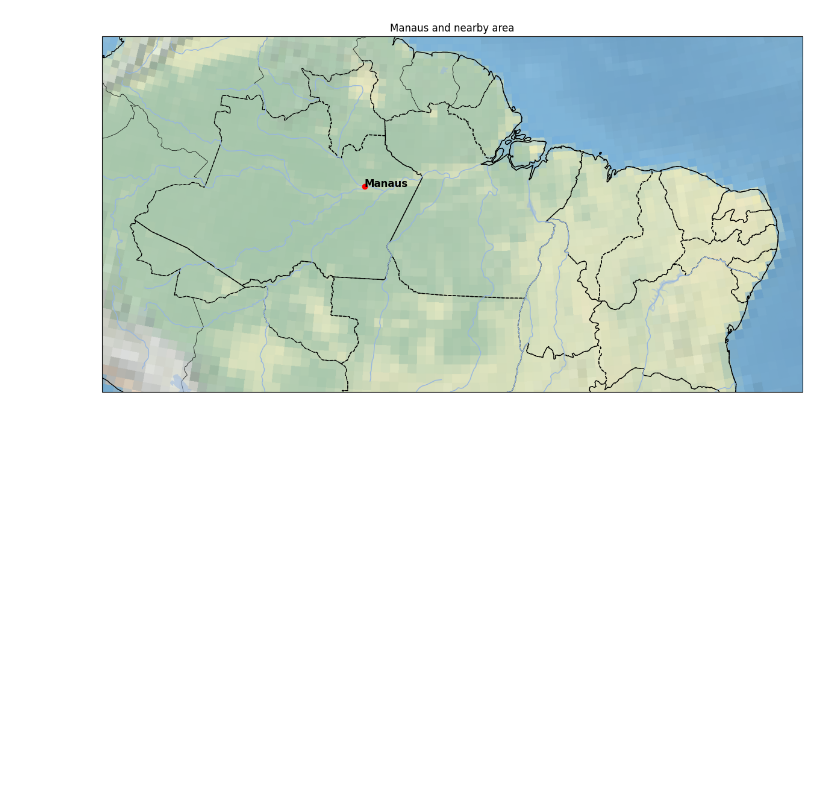
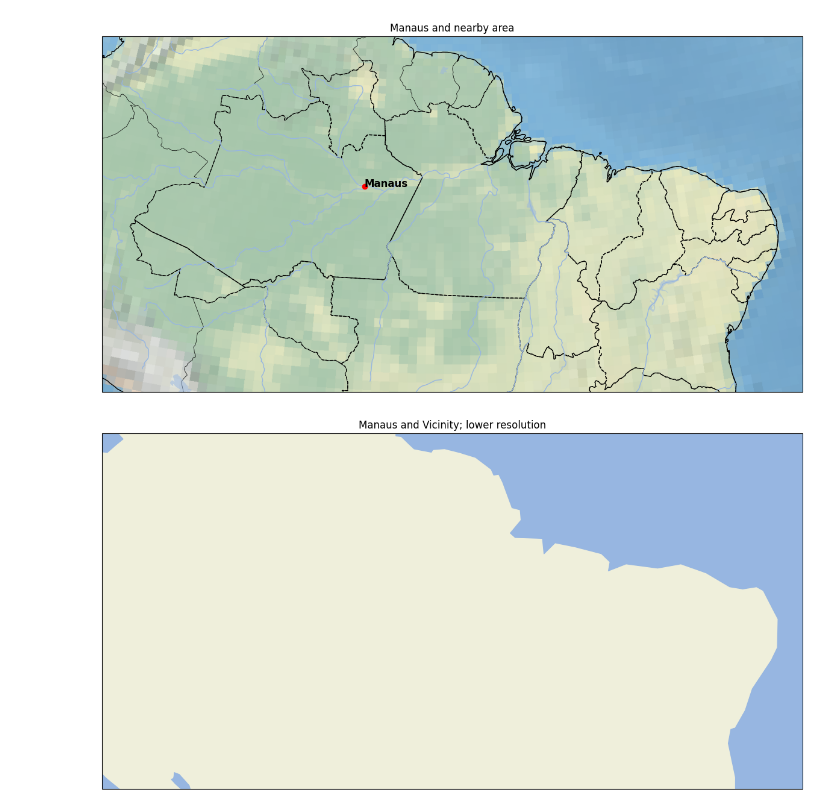
Before and after one commit to arunp77/Data-engineering-tools, a Jupyter notebook: Cartopy.ipynb, the cells around one changed output. Drawn from its saved outputs; the diff is of its cells as text; code cells hidden in the pictures; blank space fills up the shorter version.

```diff
--- a/Cartopy.ipynb
+++ b/Cartopy.ipynb
@@ -113,3 +114,49 @@ ax.stock_img()
 plt.show()
 # %% [output]
 [figure]
+# %%
+fig = plt.figure(figsize=(15, 10))
+ax = plt.subplot(1, 1, 1, projection=projLccNY)
+ax.set_extent((lonW, lonE, latS, latN), crs=projPC)
+
+# The features with names such as cfeature.LAND, cfeature.OCEAN, are higher-resolution (10m)
+# shapefiles from the Naturalearth repository.  Lower resolution shapefiles (50m, 110m) can be
+# used by using the cfeature.NaturalEarthFeature method as illustrated below.
+
+resolution = '110m'
+
+land_mask = cfeature.NaturalEarthFeature(
+    'physical',
+    'land',
+    scale=resolution,
+    edgecolor='face',
+    facecolor=cfeature.COLORS['land'],
+)
+sea_mask = cfeature.NaturalEarthFeature(
+    'physical',
+    'ocean',
+    scale=resolution,
+    edgecolor='face',
+    facecolor=cfeature.COLORS['water'],
+)
+lake_mask = cfeature.NaturalEarthFeature(
+    'physical',
+    'lakes',
+    scale=resolution,
+    edgecolor='face',
+    facecolor=cfeature.COLORS['water'],
+)
+state_borders = cfeature.NaturalEarthFeature(
+    category='cultural',
+    name='admin_1_states_provinces_lakes',
+    scale=resolution,
+    facecolor='none',
+)
+
+ax.add_feature(land_mask)
+ax.add_feature(sea_mask)
+ax.add_feature(lake_mask)
+ax.add_feature(state_borders, linestyle='solid', edgecolor='black')
+ax.set_title('Manaus and Vicinity; lower resolution');
+# %% [output]
+[figure, added]
```
Also changed, not shown: parts of 1 cell of this notebook.
